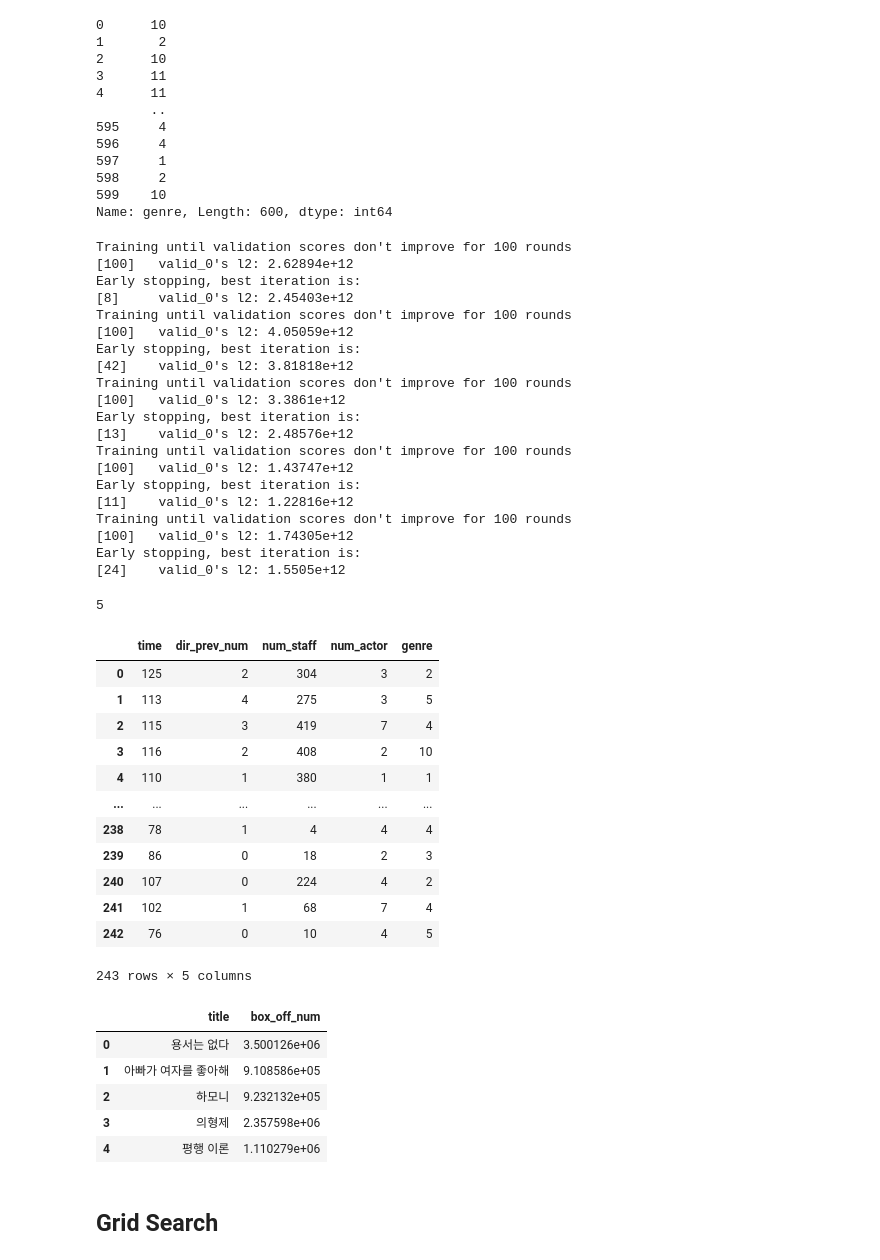
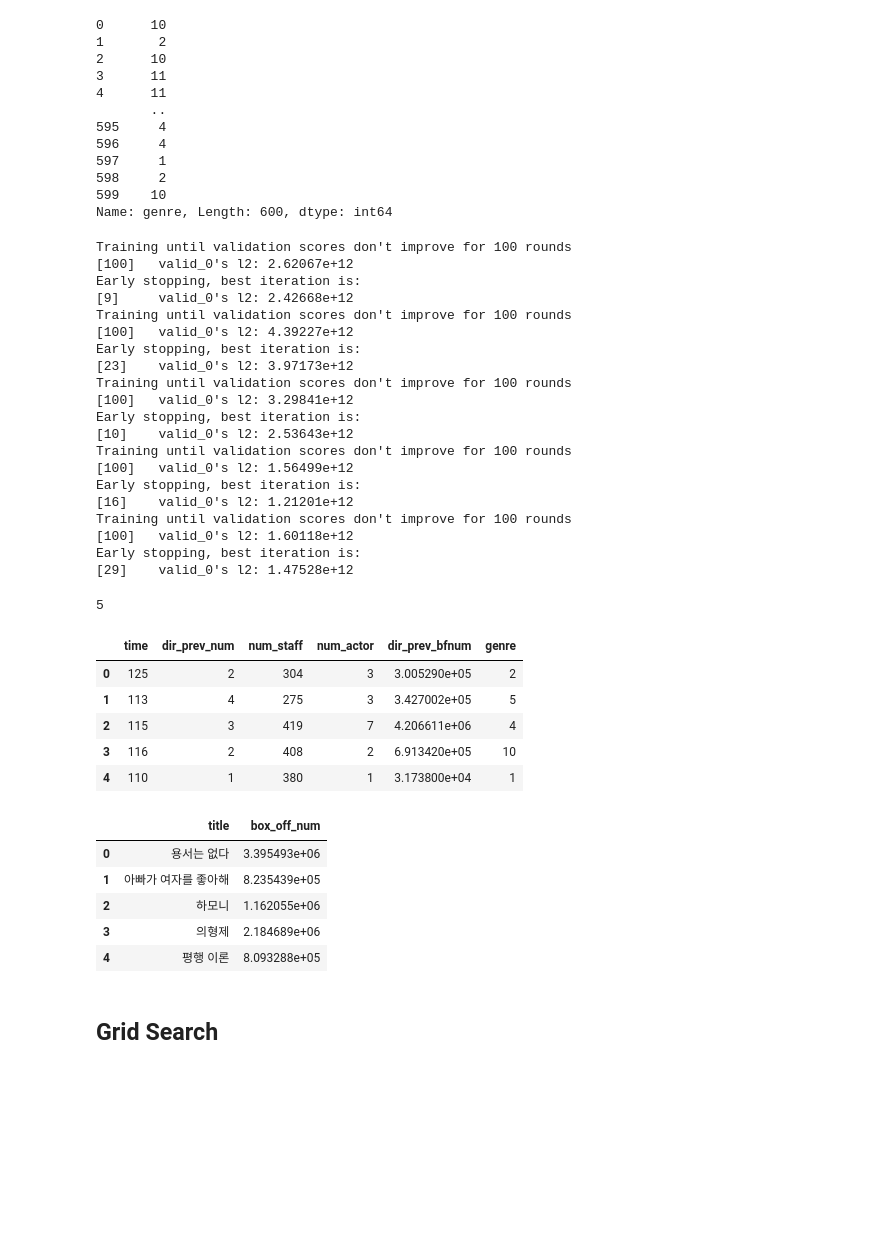
Before and after one commit to choiuikang/contest, a Jupyter notebook: dacon/Data_analysis_using_movie_data(practice file).ipynb, the cells around one changed output. Cells and saved outputs as stored; diff of their text form; code cells hidden in the pictures; blank space fills up the shorter version.

```diff
--- a/dacon/Data_analysis_using_movie_data(practice file).ipynb
+++ b/dacon/Data_analysis_using_movie_data(practice file).ipynb
@@ -495,7 +495,7 @@ Name: genre, Length: 600, dtype: int64
 # %%
 test['genre'] = le.transform(test['genre'])
 # %%
-features = ['time', 'dir_prev_num', 'num_staff', 'num_actor', 'genre']
+features = ['time', 'dir_prev_num', 'num_staff', 'num_actor','dir_prev_bfnum', 'genre']
 # %%
 X_train, X_test, y_train = train[features], test[features], train[target]
 # %%
@@ -512,25 +512,25 @@ for train_idx, val_idx in k_fold.split(X_train):
     models.append(model.fit(x_t, y_t, eval_set=(x_val, y_val), early_stopping_rounds=100, verbose = 100))
 # %% [output]
 Training until validation scores don't improve for 100 rounds
-[100]   valid_0's l2: 2.62894e+12
+[100]   valid_0's l2: 2.62067e+12
 Early stopping, best iteration is:
-[8]     valid_0's l2: 2.45403e+12
+[9]     valid_0's l2: 2.42668e+12
 Training until validation scores don't improve for 100 rounds
-[100]   valid_0's l2: 4.05059e+12
+[100]   valid_0's l2: 4.39227e+12
 Early stopping, best iteration is:
-[42]    valid_0's l2: 3.81818e+12
+[23]    valid_0's l2: 3.97173e+12
 Training until validation scores don't improve for 100 rounds
-[100]   valid_0's l2: 3.3861e+12
+[100]   valid_0's l2: 3.29841e+12
 Early stopping, best iteration is:
-[13]    valid_0's l2: 2.48576e+12
+[10]    valid_0's l2: 2.53643e+12
 Training until validation scores don't improve for 100 rounds
-[100]   valid_0's l2: 1.43747e+12
+[100]   valid_0's l2: 1.56499e+12
 Early stopping, best iteration is:
-[11]    valid_0's l2: 1.22816e+12
+[16]    valid_0's l2: 1.21201e+12
 Training until validation scores don't improve for 100 rounds
-[100]   valid_0's l2: 1.74305e+12
+[100]   valid_0's l2: 1.60118e+12
 Early stopping, best iteration is:
-[24]    valid_0's l2: 1.5505e+12
+[29]    valid_0's l2: 1.47528e+12
 # %%
 preds = []
 for model in models:
@@ -539,19 +539,12 @@ len(preds)
 # %% [output]
 5
 # %%
-X_test
+X_test.head()
 # %% [output]
-|  | time | dir_prev_num | num_staff | num_actor | genre |
-| 0 | 125 | 2 | 304 | 3 | 2 |
-| 1 | 113 | 4 | 275 | 3 | 5 |
-| 2 | 115 | 3 | 419 | 7 | 4 |
-| 3 | 116 | 2 | 408 | 2 | 10 |
-| 4 | 110 | 1 | 380 | 1 | 1 |
-| ... | ... | ... | ... | ... | ... |
-| 238 | 78 | 1 | 4 | 4 | 4 |
-| 239 | 86 | 0 | 18 | 2 | 3 |
-| 240 | 107 | 0 | 224 | 4 | 2 |
-| 241 | 102 | 1 | 68 | 7 | 4 |
-| 242 | 76 | 0 | 10 | 4 | 5 |
+|  | time | dir_prev_num | num_staff | num_actor | dir_prev_bfnum | genre |
+| 0 | 125 | 2 | 304 | 3 | 3.005290e+05 | 2 |
+| 1 | 113 | 4 | 275 | 3 | 3.427002e+05 | 5 |
+| 2 | 115 | 3 | 419 | 7 | 4.206611e+06 | 4 |
+| 3 | 116 | 2 | 408 | 2 | 6.913420e+05 | 10 |
+| 4 | 110 | 1 | 380 | 1 | 3.173800e+04 | 1 |
-243 rows × 5 columns
 # %%
@@ -561,12 +554,12 @@ kfoldLightGBM['box_off_num'] = np.mean(preds, axis = 0)
 # %%
-kfoldLightGBM.head()
+feLightGBM.head()
 # %% [output]
 |  | title | box_off_num |
-| 0 | 용서는 없다 | 3.500126e+06 |
-| 1 | 아빠가 여자를 좋아해 | 9.108586e+05 |
-| 2 | 하모니 | 9.232132e+05 |
-| 3 | 의형제 | 2.357598e+06 |
-| 4 | 평행 이론 | 1.110279e+06 |
+| 0 | 용서는 없다 | 3.395493e+06 |
+| 1 | 아빠가 여자를 좋아해 | 8.235439e+05 |
+| 2 | 하모니 | 1.162055e+06 |
+| 3 | 의형제 | 2.184689e+06 |
+| 4 | 평행 이론 | 8.093288e+05 |
 # %% [markdown]
 ## Grid Search
 # %% [markdown]
```
Also changed, not shown: parts of 4 cells of this notebook, 1 other file.
